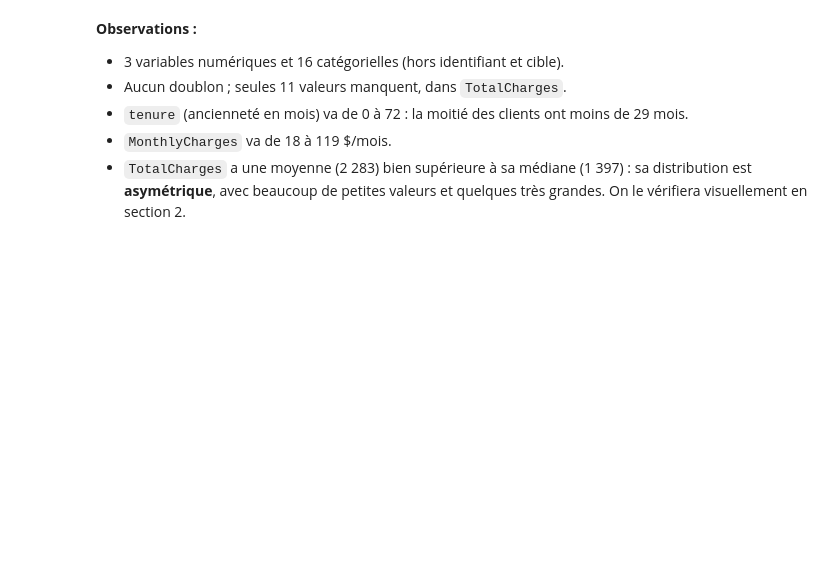
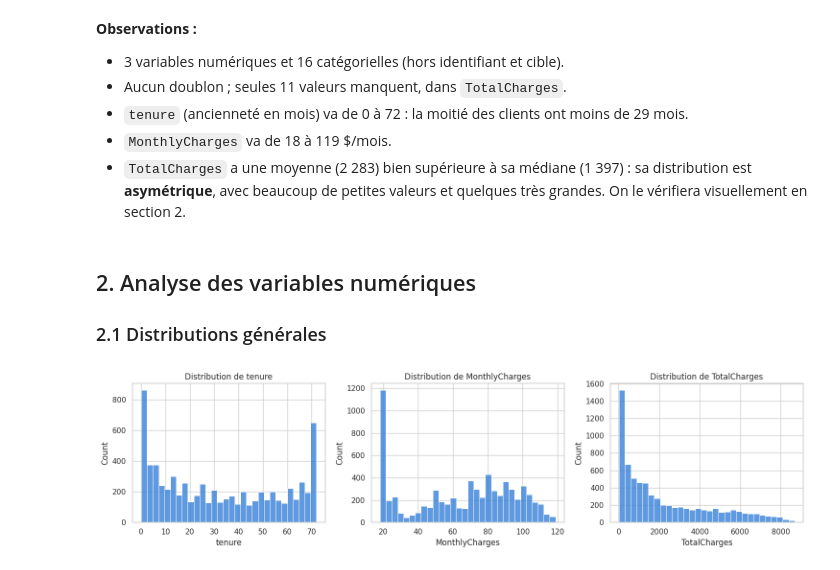
Before and after one commit to massamba0809/churn-prediction-ml, a Jupyter notebook: notebooks/02_eda.ipynb, the cells around one changed output. Cells and saved outputs as stored; diff of their text form; code cells hidden in the pictures; blank space fills up the shorter version.

Commit message:
eda: analyse des variables numériques

```diff
--- a/notebooks/02_eda.ipynb
+++ b/notebooks/02_eda.ipynb
@@ -108,3 +108,17 @@ dtype: int64
 - `TotalCharges` a une moyenne (2 283) bien supérieure à sa médiane (1 397) :
   sa distribution est **asymétrique**, avec beaucoup de petites valeurs et quelques
   très grandes. On le vérifiera visuellement en section 2.
+# %% [markdown]
+## 2. Analyse des variables numériques
+
+### 2.1 Distributions générales
+# %%
+fig, axes = plt.subplots(1, 3, figsize=(15, 4))
+for ax, var in zip(axes, VAR_NUM):
+    sns.histplot(data=eda, x=var, bins=30, ax=ax, color="#2a78d6")
+    ax.set_title(f"Distribution de {var}")
+plt.tight_layout()
+plt.savefig(DOSSIER_FIGURES / "eda_distributions_numeriques.png", dpi=150)
+plt.show()
+# %% [output]
+[figure, added]
```
Also changed, not shown: parts of 5 cells of this notebook.
